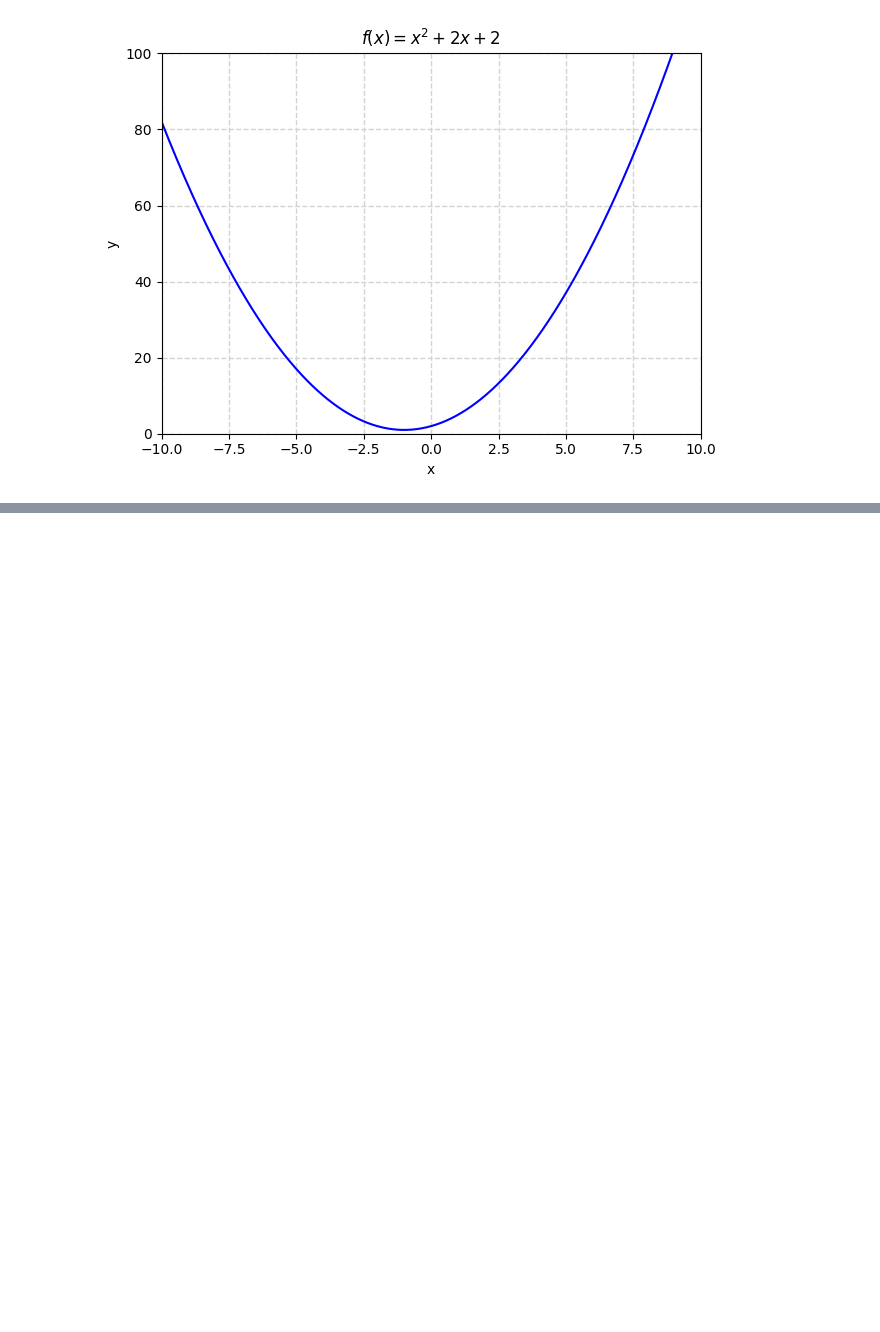
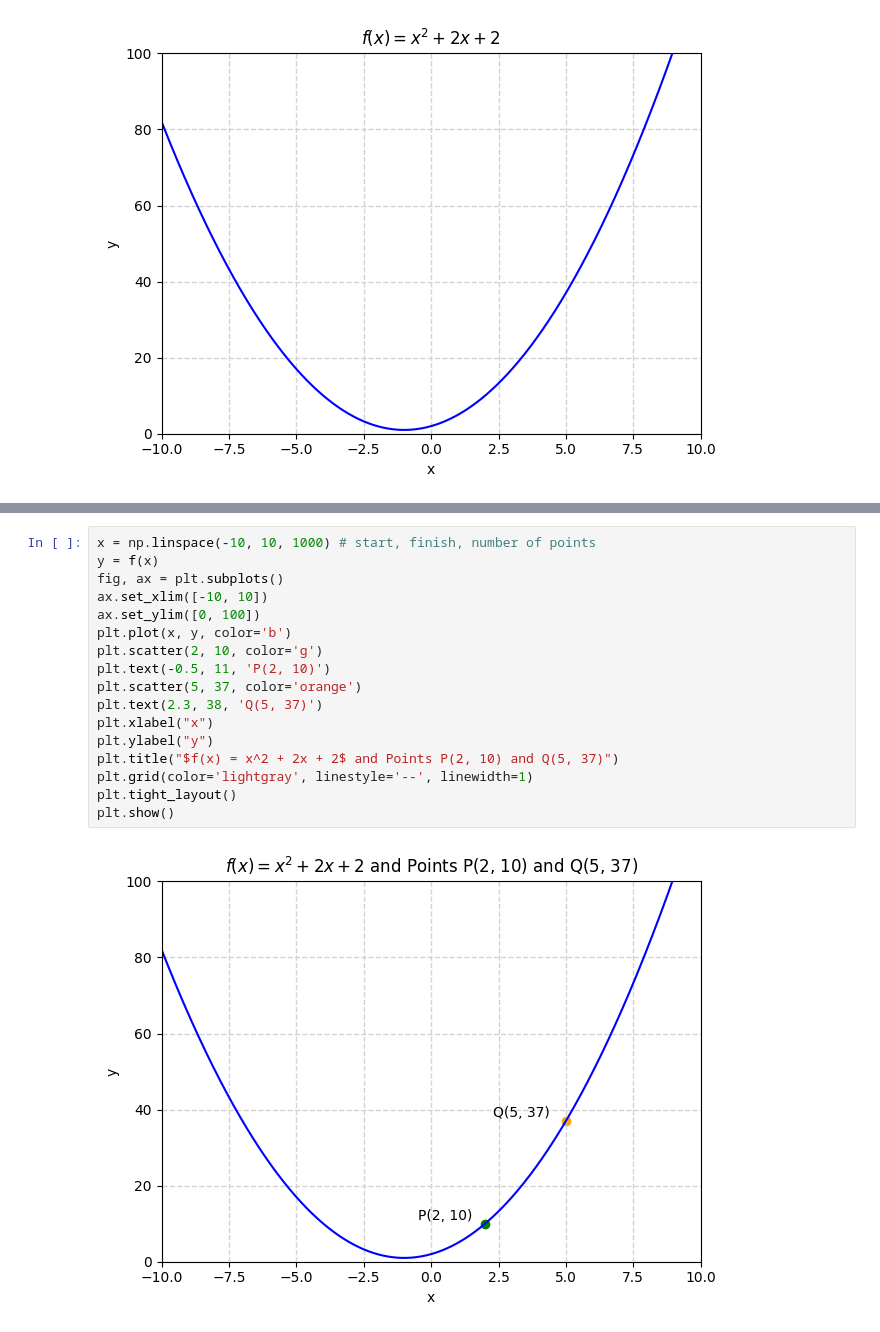
Before and after one commit to k3robotics/ML-Essentials, a Jupyter notebook: ML_Calculus.ipynb, the cells around one changed output, grey strips where cells are left out. Cells and saved outputs as stored; diff of their text form; blank space fills up the shorter version.

```diff
--- a/ML_Calculus.ipynb
+++ b/ML_Calculus.ipynb
@@ -297,0 +336,19 @@ plt.show()
+# %%
+x = np.linspace(-10, 10, 1000) # start, finish, number of points
+y = f(x)
+fig, ax = plt.subplots()
+ax.set_xlim([-10, 10])
+ax.set_ylim([0, 100])
+plt.plot(x, y, color='b')
+plt.scatter(2, 10, color='g')
+plt.text(-0.5, 11, 'P(2, 10)')
+plt.scatter(5, 37, color='orange')
+plt.text(2.3, 38, 'Q(5, 37)')
+plt.xlabel("x")
+plt.ylabel("y")
+plt.title("$f(x) = x^2 + 2x + 2$ and Points P(2, 10) and Q(5, 37)")
+plt.grid(color='lightgray', linestyle='--', linewidth=1)
+plt.tight_layout()
+plt.show()
+# %% [output]
+[figure, added]
```
Also changed, not shown: parts of 31 cells of this notebook.
